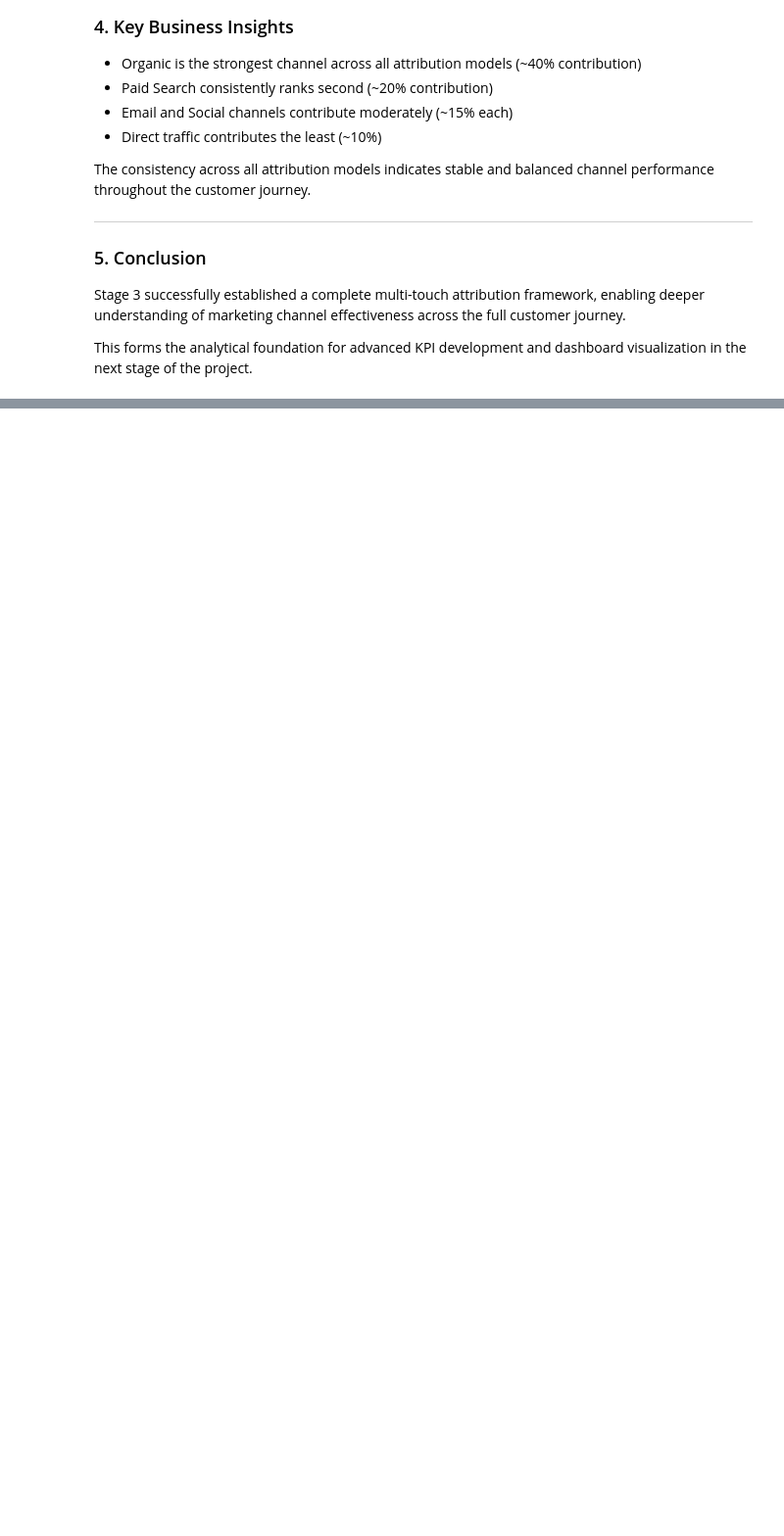
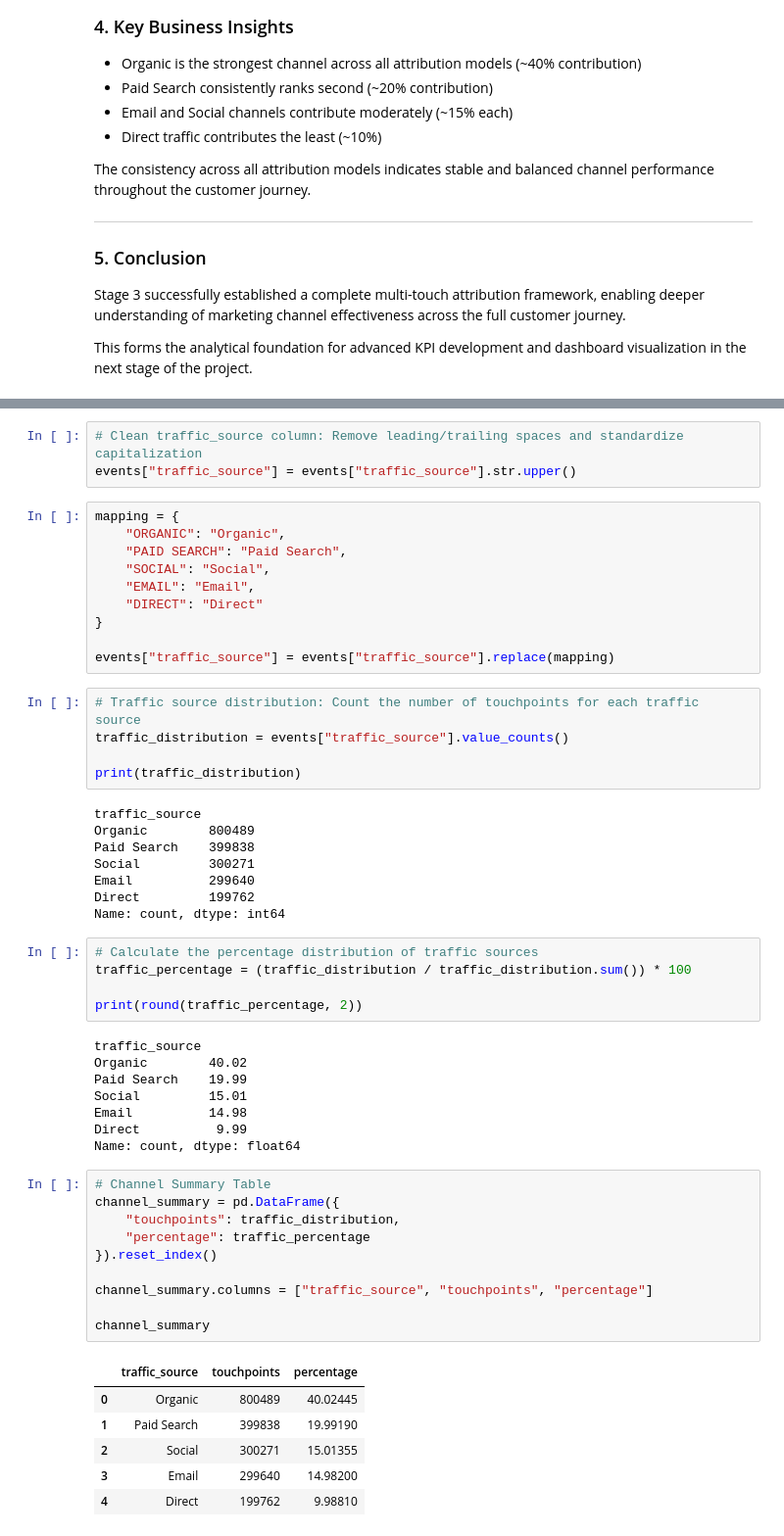
Before and after one commit to Tamoze/Marketing-Attribution-ROI-Dashboard, a Jupyter notebook: notebooks/03_attribution_analysis.ipynb, the cells around one changed output, grey strips where cells are left out. Shown at 98% size. Cells and saved outputs as stored; diff of their text form; blank space fills up the shorter version.

```diff
--- a/notebooks/03_attribution_analysis.ipynb
+++ b/notebooks/03_attribution_analysis.ipynb
@@ -832,0 +866,56 @@ This forms the analytical foundation for advanced KPI development and dashboard
+# %%
+# Clean traffic_source column: Remove leading/trailing spaces and standardize capitalization
+events["traffic_source"] = events["traffic_source"].str.upper()
+# %%
+mapping = {
+    "ORGANIC": "Organic",
+    "PAID SEARCH": "Paid Search",
+    "SOCIAL": "Social",
+    "EMAIL": "Email",
+    "DIRECT": "Direct"
+}
+
+events["traffic_source"] = events["traffic_source"].replace(mapping)
+# %%
+# Traffic source distribution: Count the number of touchpoints for each traffic source
+traffic_distribution = events["traffic_source"].value_counts()
+
+print(traffic_distribution)
+# %% [output]
+traffic_source
+Organic        800489
+Paid Search    399838
+Social         300271
+Email          299640
+Direct         199762
+Name: count, dtype: int64
+# %%
+# Calculate the percentage distribution of traffic sources
+traffic_percentage = (traffic_distribution / traffic_distribution.sum()) * 100
+
+print(round(traffic_percentage, 2))
+# %% [output]
+traffic_source
+Organic        40.02
+Paid Search    19.99
+Social         15.01
+Email          14.98
+Direct          9.99
+Name: count, dtype: float64
+# %%
+# Channel Summary Table
+channel_summary = pd.DataFrame({
+    "touchpoints": traffic_distribution,
+    "percentage": traffic_percentage
+}).reset_index()
+
+channel_summary.columns = ["traffic_source", "touchpoints", "percentage"]
+
+channel_summary
+# %% [output]
+|  | traffic_source | touchpoints | percentage |
+| 0 | Organic | 800489 | 40.02445 |
+| 1 | Paid Search | 399838 | 19.99190 |
+| 2 | Social | 300271 | 15.01355 |
+| 3 | Email | 299640 | 14.98200 |
+| 4 | Direct | 199762 | 9.98810 |
```
Also changed, not shown: parts of 10 cells of this notebook.
